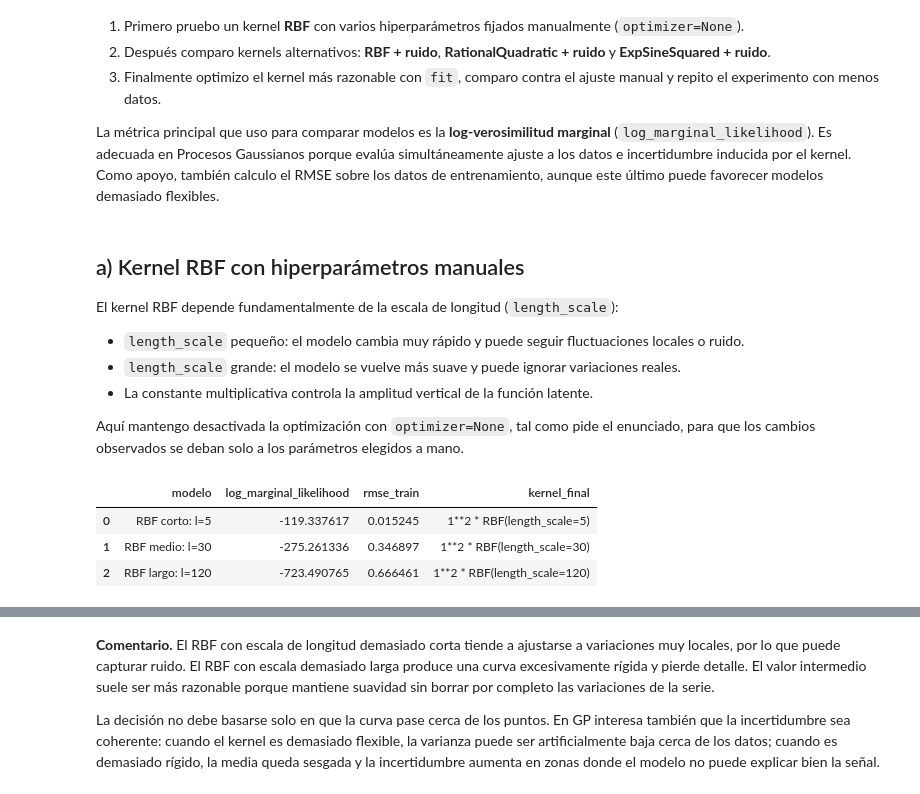
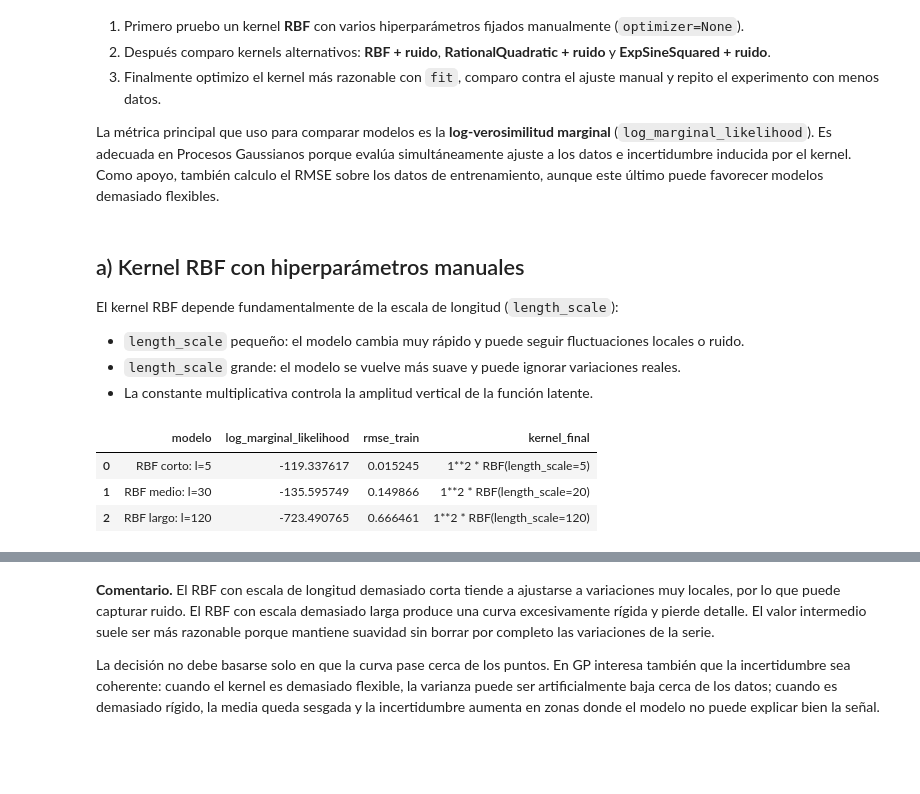
Before and after one commit to EduSS282/AprendizajeAutomatico, a Jupyter notebook: P8/P8_1D.ipynb, the cells around one changed output, grey strips where cells are left out. Drawn from its saved outputs; the diff is of its cells as text; code cells hidden in the pictures; blank space fills up the shorter version.

```diff
--- a/P8/P8_1D.ipynb
+++ b/P8/P8_1D.ipynb
@@ -333,44 +333,42 @@ El kernel RBF depende fundamentalmente de la escala de longitud (`length_scale`)
 - `length_scale` pequeño: el modelo cambia muy rápido y puede seguir fluctuaciones locales o ruido.
 - `length_scale` grande: el modelo se vuelve más suave y puede ignorar variaciones reales.
 - La constante multiplicativa controla la amplitud vertical de la función latente.
-
-Aquí mantengo desactivada la optimización con `optimizer=None`, tal como pide el enunciado, para que los cambios observados se deban solo a los parámetros elegidos a mano.
 # %%
 manual_rbf_kernels = [
     (
         "RBF corto: l=5",
         ConstantKernel(1.0, constant_value_bounds="fixed")
         * RBF(length_scale=5.0, length_scale_bounds="fixed"),
     ),
     (
-        "RBF medio: l=30",
+        "RBF medio: l=20",
         ConstantKernel(1.0, constant_value_bounds="fixed")
-        * RBF(length_scale=30.0, length_scale_bounds="fixed"),
+        * RBF(length_scale=20.0, length_scale_bounds="fixed"),
     ),
     (
         "RBF largo: l=120",
         ConstantKernel(1.0, constant_value_bounds="fixed")
         * RBF(length_scale=120.0, length_scale_bounds="fixed"),
     ),
 ]
 
 results_rbf_manual = [
     fit_gp_model(
         name=name,
         kernel=kernel,
         X_train=X,
         y_train=y,
         alpha=0.1**2,
         optimizer=None,
     )
     for name, kernel in manual_rbf_kernels
 ]
 
 summarize_results(results_rbf_manual)
 # %% [output]
 |  | modelo | log_marginal_likelihood | rmse_train | kernel_final |
 | 0 | RBF corto: l=5 | -119.337617 | 0.015245 | 1**2 * RBF(length_scale=5) |
-| 1 | RBF medio: l=30 | -275.261336 | 0.346897 | 1**2 * RBF(length_scale=30) |
+| 1 | RBF medio: l=30 | -135.595749 | 0.149866 | 1**2 * RBF(length_scale=20) |
 | 2 | RBF largo: l=120 | -723.490765 | 0.666461 | 1**2 * RBF(length_scale=120) |
 # %%
 plot_gp_comparison(results_rbf_manual, "Comparación manual de length_scale en RBF")
```
Also changed, not shown: parts of 1 cell of this notebook, 1 other file.
